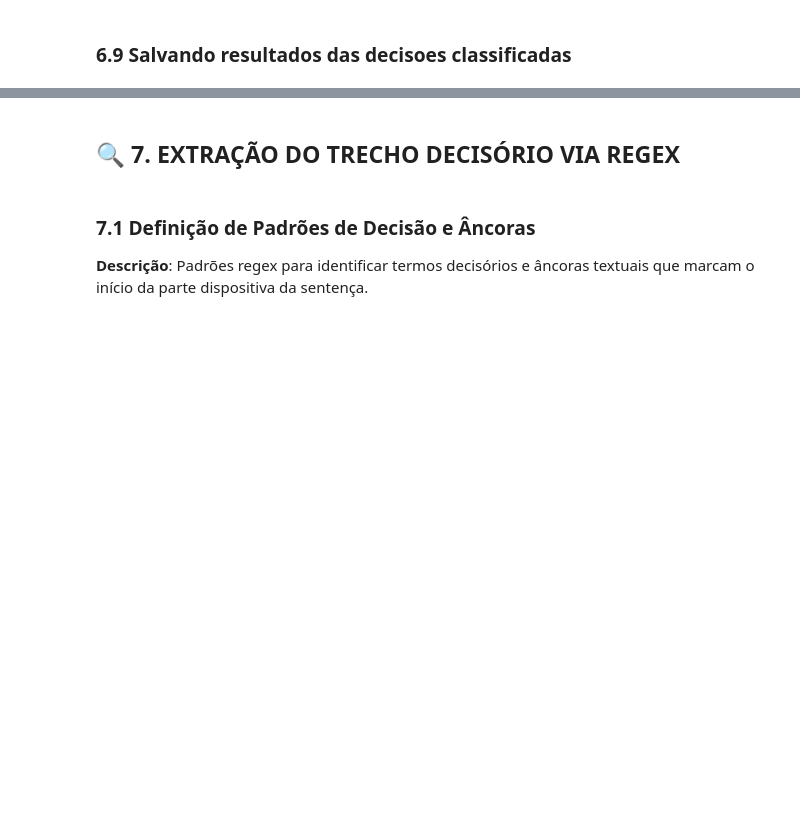
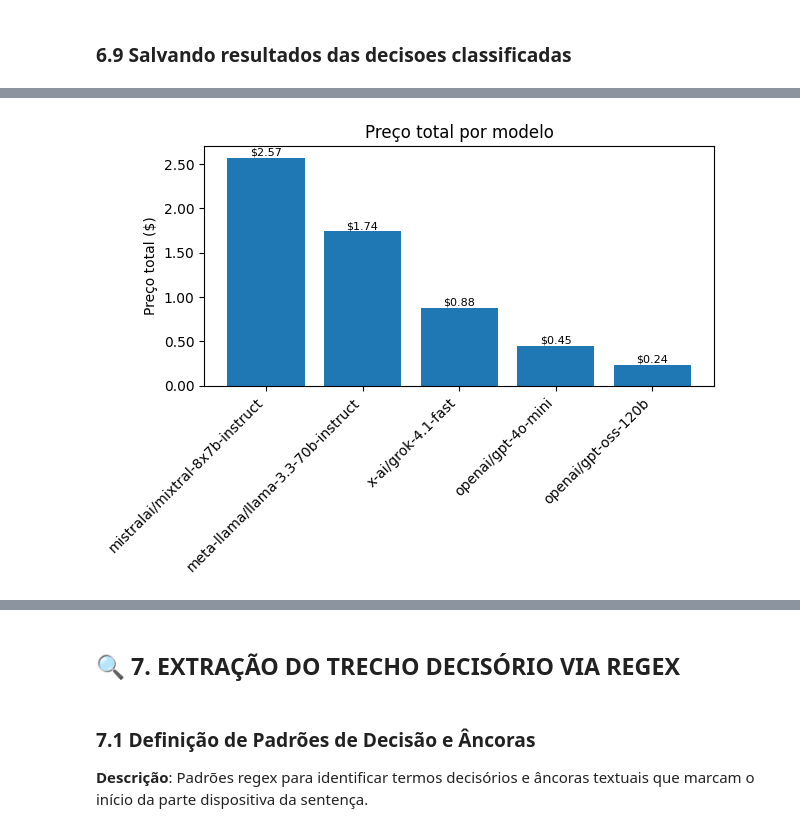
Before and after one commit to GiovanniBrigido/trabalho-final-deep-learning, a Jupyter notebook: Notebook_2_Analises.ipynb, the cells around one changed output, grey strips where cells are left out. Cells and saved outputs as stored; diff of their text form; code cells hidden in the pictures; blank space fills up the shorter version.

Commit message:
docs: adiciona notebooks mais atuais e imagens de comprovações

```diff
--- a/Notebook_2_Analises.ipynb
+++ b/Notebook_2_Analises.ipynb
@@ -976,0 +1144,88 @@ df.to_csv("decisoes_classificadas_cs_llm.csv", index=False, sep=";")
+# %%
+import pandas as pd
+import matplotlib.pyplot as plt
+from matplotlib.ticker import FuncFormatter
+
+# 1) Ler o CSV
+df = pd.read_csv("open_router_estatisticas.csv")
+
+# 2) Garantir que as colunas numéricas estejam como número
+colunas_numericas = ["preco_total", "tempo_total_s", "tempo_total_ms"]
+for col in colunas_numericas:
+    if col in df.columns:
+        df[col] = pd.to_numeric(df[col], errors="coerce")
+
+# 3) Criar a coluna tempo_total (prioriza segundos; se não existir, usa ms)
+if "tempo_total_s" in df.columns and df["tempo_total_s"].notna().any():
+    df["tempo_total"] = df["tempo_total_s"]
+    unidade_tempo = "s"
+elif "tempo_total_ms" in df.columns and df["tempo_total_ms"].notna().any():
+    df["tempo_total"] = df["tempo_total_ms"]
+    unidade_tempo = "ms"
+else:
+    raise ValueError("Não encontrei 'tempo_total_s' nem 'tempo_total_ms' no CSV para criar 'tempo_total'.")
+
+# 4) Ordenar para facilitar a leitura dos gráficos
+df_preco = df.sort_values("preco_total", ascending=False).reset_index(drop=True)
+df_tempo = df.sort_values("tempo_total", ascending=False).reset_index(drop=True)
+
+# 5) Formatação de moeda no eixo Y
+formato_dolar = FuncFormatter(lambda x, pos: f"{x:,.2f}")
+
+# -------------------------
+# GRÁFICO 1: Preço total por modelo
+# -------------------------
+plt.figure()
+barras = plt.bar(df_preco["model_permaslug"], df_preco["preco_total"])
+plt.xticks(rotation=45, ha="right")
+plt.ylabel("Preço total ($)")
+plt.title("Preço total por modelo")
+plt.gca().yaxis.set_major_formatter(formato_dolar)
+
+# Rótulos em cima das barras
+for barra, valor in zip(barras, df_preco["preco_total"]):
+    plt.text(
+        barra.get_x() + barra.get_width() / 2,
+        barra.get_height(),
+        f"${valor:,.2f}",
+        ha="center",
+        va="bottom",
+        fontsize=8
+    )
+
+plt.tight_layout()
+plt.show()
+
+# -------------------------
+# GRÁFICO 2: Tempo total por modelo
+# -------------------------
+plt.figure()
+barras2 = plt.bar(df_tempo["model_permaslug"], df_tempo["tempo_total"])
+plt.xticks(rotation=45, ha="right")
+plt.ylabel(f"Tempo total ({unidade_tempo})")
+plt.title("Tempo total por modelo")
+
+# Rótulos em cima das barras
+for barra, valor in zip(barras2, df_tempo["tempo_total"]):
+    plt.text(
+        barra.get_x() + barra.get_width() / 2,
+        barra.get_height(),
+        f"{valor:,.0f} {unidade_tempo}",
+        ha="center",
+        va="bottom",
+        fontsize=8
+    )
+
+plt.tight_layout()
+plt.show()
+
+# -------------------------
+# Tabela resumida (formatada)
+# -------------------------
+tabela = df_preco[["model_permaslug", "preco_total", "tempo_total"]].copy()
+tabela["preco_total"] = tabela["preco_total"].map(lambda x: f"${x:,.2f}")
+tabela["tempo_total"] = tabela["tempo_total"].map(lambda x: f"{x:,.2f} {unidade_tempo}")
+
+display(tabela)
+# %% [output]
+[figure, added]
```
Also changed, not shown: parts of 96 cells of this notebook, 42 other files.
